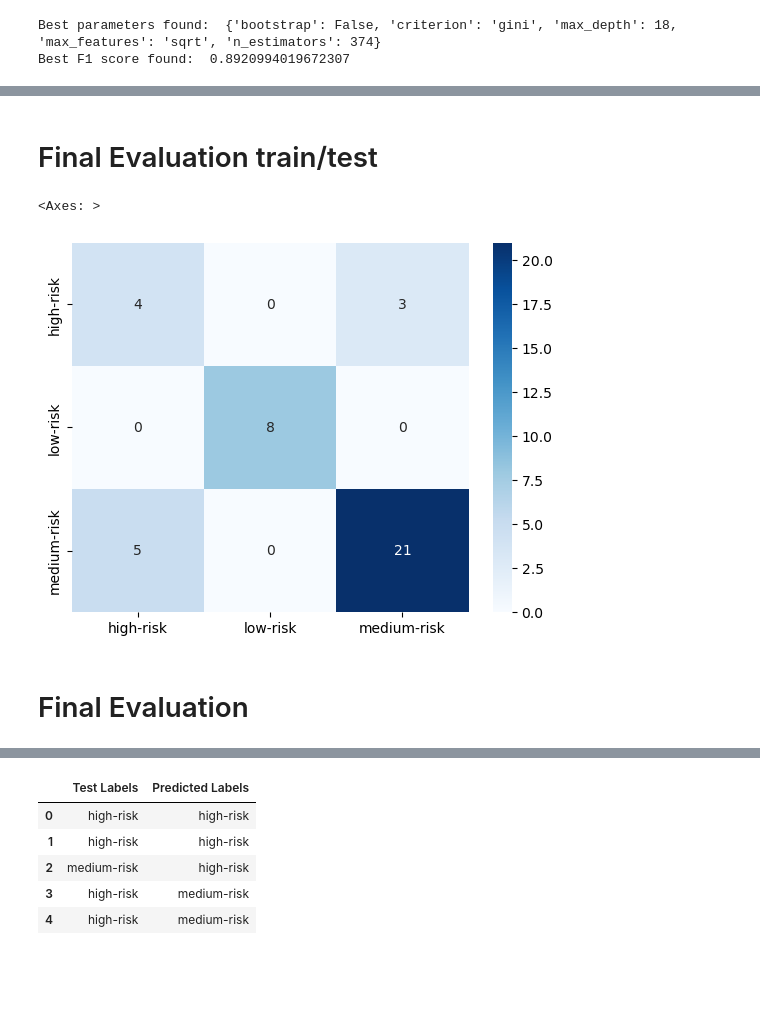
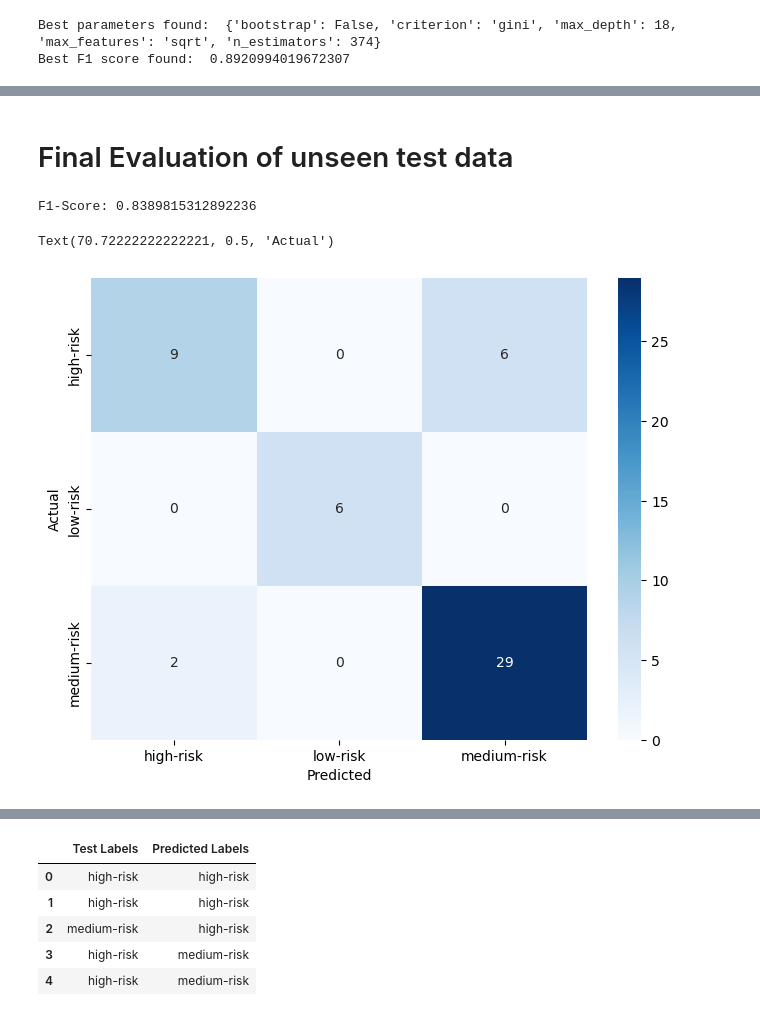
Before and after one commit to KingKai69/VisualAnalytics, a Jupyter notebook: VA_Classification.ipynb, the cells around one changed output, grey strips where cells are left out. Cells and saved outputs as stored; diff of their text form; code cells hidden in the pictures; blank space fills up the shorter version.

```diff
--- a/VA_Classification.ipynb
+++ b/VA_Classification.ipynb
@@ -346,8 +276,8 @@ features_nonCor = [
     'body-style',
     'drive-wheels',
     'engine-location',
-    'wheel-base',
-    'length',
+    #'wheel-base',
+    #'length',
     'width',
     'height',
     #'curb-weight',
@@ -357,20 +287,26 @@ features_nonCor = [
     'fuel-system',
     'bore',
     'stroke',
-    'compression-ratio',
-    #'horsepower',
+    #'compression-ratio',
+    'horsepower',
     'peak-rpm',
     #'city-mpg',
     #'highway-mpg',
-    'price',
+    #'price',
 ]
 # %%
 # Fixing the SEED
 SEED = 27
 # %%
-#Define X and Y Data
+# Define X and Y Data
 x_data = df_enc_3[features_nonCor]
-y_data = df_enc_3['symboling']
+y_data = df_enc_3['risk-score']
 
 x_data_s = df_sc[features_nonCor]
-y_data_s = df_sc['symboling']
+y_data_s = df_sc['risk-score']
+# %%
+# Train Test Split for non scaled data
+X_train, X_test, y_train, y_test = train_test_split(x_data, y_data, test_size=0.25, random_state=SEED, stratify=y_data)
+
+# Train Test for scaled data
+X_train_s, X_test_s, y_train_s, y_test_s = train_test_split(x_data_s, y_data_s, test_size=0.25, random_state=SEED, stratify=y_data)
@@ -535,18 +550,23 @@ Best F1 score found:  0.8920994019672307
 # %% [markdown]
-# Final Evaluation train/test
+# Final Evaluation of unseen test data
-# %%
-clf_final = ExtraTreesClassifier(n_estimators=117, criterion="entropy", max_depth=19 , class_weight='balanced', random_state = SEED)
-X_train, X_test, y_train, y_test = train_test_split(x_data, y_data, test_size=0.2, random_state=SEED)
-clf_final.fit(X_train, y_train)
-y_pred = clf_final.predict(X_test)
+# %%
+# Fit the model
+clf_final.fit(X_train, y_train)
+
+# Create predictions
+y_pred = clf_final.predict(X_test)
+
+# Calculate F1score
+f1 = f1_score(y_test, y_pred, average='weighted', zero_division=1)
+print("F1-Score:", f1)
+# %% [output]
+F1-Score: 0.8389815312892236
 # %%
 cm = confusion_matrix(y_test, y_pred)
+plt.figure(figsize=(8, 6))
 sns.heatmap(cm, annot=True, cmap='Blues', fmt='d', xticklabels=clf_final.classes_, yticklabels=clf_final.classes_)
-#plt.figure(figsize=(8, 6))
-#plt.xlabel('Predicted')
-#plt.ylabel('Actual')
+plt.xlabel('Predicted')
+plt.ylabel('Actual')
 # %% [output]
-<Axes: >
+Text(70.72222222222221, 0.5, 'Actual')
-[figure, old version]
+[figure, new version]
-# %% [markdown]
-# Final Evaluation
```
Also changed, not shown: parts of 25 cells of this notebook.
